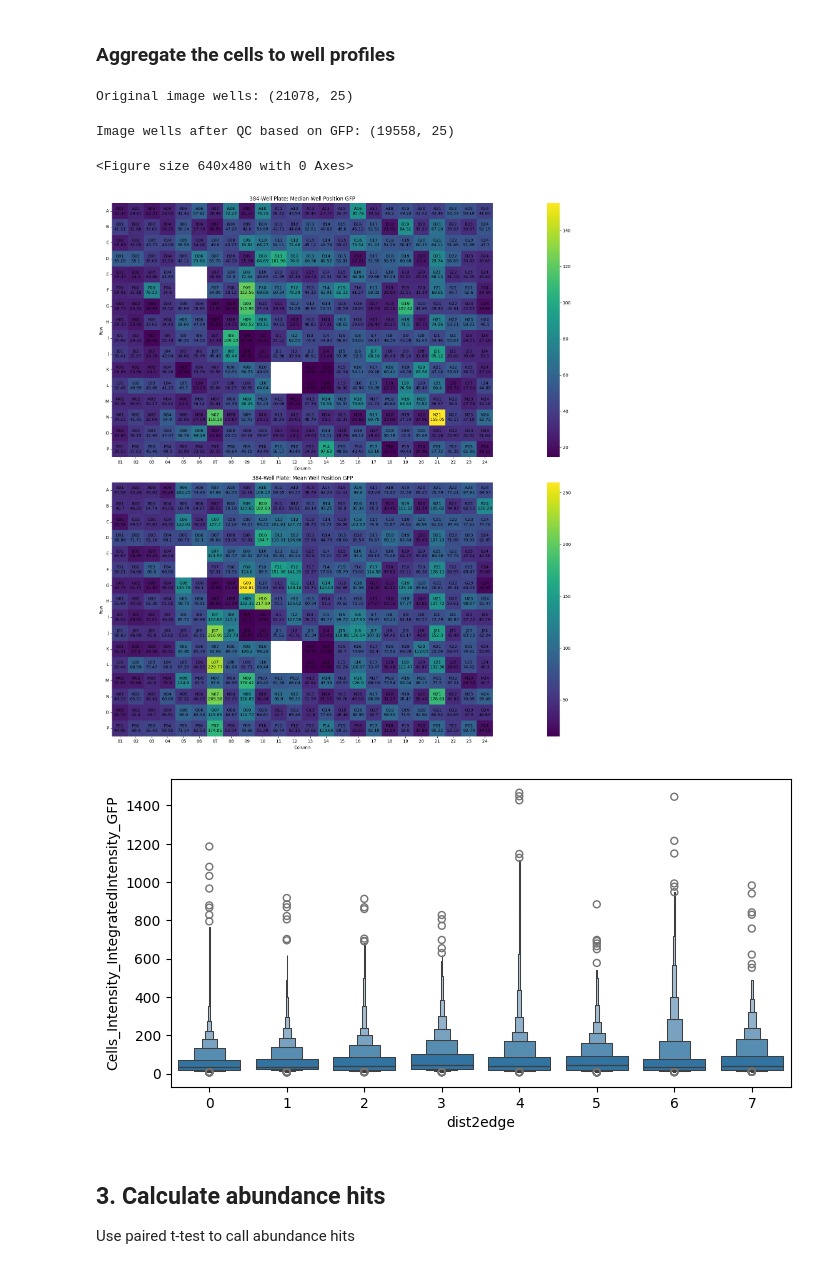
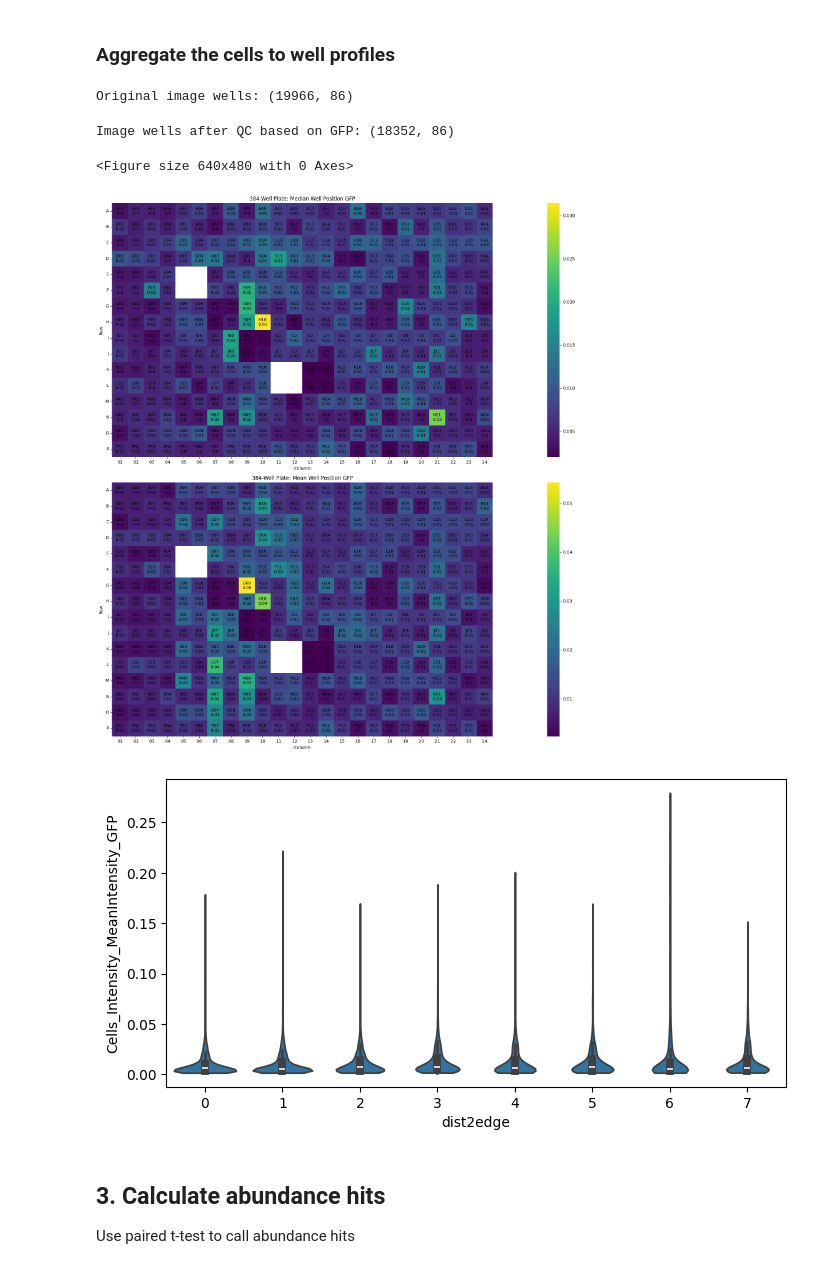
Before and after one commit to broadinstitute/2025_varchamp_snakemake, a Jupyter notebook: 3.downstream_analyses/scripts/2_protein_abundance.ipynb, the cells around one changed output. Saved outputs shown, nothing was run; the diff lists cells and outputs as text; code cells hidden in the pictures.

Commit message:
Updated cell-count, protein-abundance changes and classification pipeline, and their analysis outputs

```diff
--- a/3.downstream_analyses/scripts/2_protein_abundance.ipynb
+++ b/3.downstream_analyses/scripts/2_protein_abundance.ipynb
@@ -19,8 +19,11 @@ sys.path.append("../..")
 from img_utils import *
 %matplotlib inline
 
-GFP_FEAT = "Cells_Intensity_IntegratedIntensity_GFP" #"Cells_Intensity_MeanIntensity_GFP"
+GFP_FEAT = "Cells_Intensity_MeanIntensity_GFP" #"Cells_Intensity_IntegratedIntensity_GFP" | "Cells_Intensity_MeanIntensity_GFP"
 # %% [markdown]
 ## 1. Load Metadata
 
 ### 1.1 Meta allele data
+# %%
+img_well_qc_sum_df = pl.read_parquet(IMG_QC_SUM_PARQUET_FILE)
+img_well_qc_sum_df.head()
@@ -27,12 +39,12 @@ GFP_FEAT = "Cells_Intensity_IntegratedIntensity_GFP" #"Cells_Intensity_MeanInten
 # %%
-allele_meta_df = pl.read_csv(IMG_METADATA_FILE, infer_schema_length=10000)
-img_well_qc_sum_df= pl.read_csv(IMG_QC_SUM_DF_FILE, infer_schema_length=10000)
+# allele_meta_df = pl.read_csv(IMG_METADATA_FILE, infer_schema_length=10000)
+# img_well_qc_sum_df= pl.read_csv(IMG_QC_SUM_DF_FILE, infer_schema_length=10000)
 
-with open(IMG_METADATA_DICT_FILE, "rb") as f:
-    allele_meta_df_dict = pickle.load(f)
+# with open(IMG_METADATA_DICT_FILE, "rb") as f:
+#     allele_meta_df_dict = pickle.load(f)
 
-with open(IMG_QC_SUM_DICT_FILE, "rb") as f:
-    img_well_qc_sum_dict = pickle.load(f)
+# with open(IMG_QC_SUM_DICT_FILE, "rb") as f:
+#     img_well_qc_sum_dict = pickle.load(f)
 # %% [markdown]
 ## 2. CellProfiler Features
 # %% [markdown]
@@ -133,12 +145,12 @@ well_profiles = well_profiles.join(
 )
 print("Original image wells:", well_profiles.shape)
 # %% [output]
-Original image wells: (21078, 25)
+Original image wells: (19966, 86)
 # %%
 well_profiles = well_profiles.filter(~pl.col("is_bg"))
 print("Image wells after QC based on GFP:", well_profiles.shape)
 # %% [output]
-Image wells after QC based on GFP: (19558, 25)
+Image wells after QC based on GFP: (18352, 86)
 # %%
 # def plot_gfp_per_plate(well_profile_df, gfp_feat="Cells_Intensity_IntegratedIntensity_GFP"):
 #     plate_maps = set(["_".join(plate_map.split("_")[:-1]) for plate_map in sorted(well_profile_df["Metadata_Plate"].unique())])
@@ -214,25 +226,26 @@ plt.tight_layout()
 plt.show()
 # %% [output]
 <Figure size 640x480 with 0 Axes>
-[figure, old version]
+[figure, new version]
 # %%
 fig, ax = plt.subplots(1,1,figsize=(8,4))
-sns.boxenplot(
+sns.violinplot(
     data=well_profiles.with_columns(
         pl.col("Metadata_Well").map_elements(lambda x: well_to_coordinates(x)[1], return_dtype=pl.Int16).alias("well_row"),
         pl.col("Metadata_Well").map_elements(lambda x: well_to_coordinates(x)[2], return_dtype=pl.Int16).alias("well_col")
     ).with_columns(
         pl.struct(["well_row", "well_col"])
         .map_elements(lambda s: compute_distance(s["well_row"], s["well_col"]), return_dtype=pl.Int16)
         .alias("dist2edge")
     ).to_pandas(),
     x="dist2edge",
     y=GFP_FEAT,
-    ax=ax
+    ax=ax,
+    cut=0
 )
 plt.show()
 # %% [output]
-[figure, old version]
+[figure, new version]
 # %% [markdown]
 ## 3. Calculate abundance hits
 
```
Also changed, not shown: parts of 18 cells of this notebook, 58 other files.
